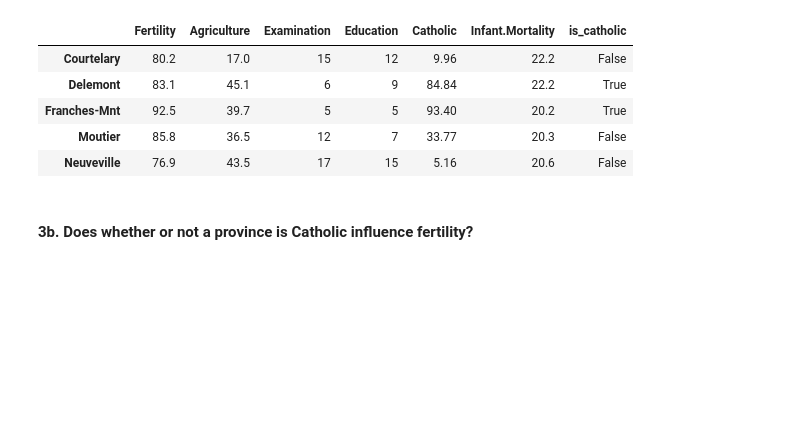
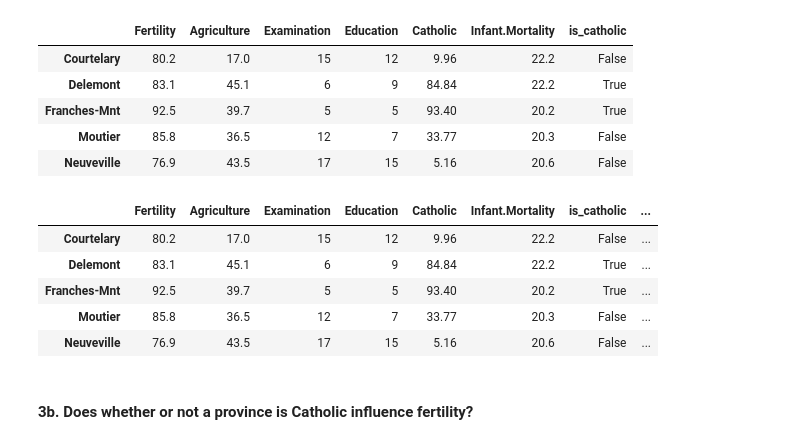
Before and after one commit to adam-gomez/numpy-pandas-visualization-exercises, a Jupyter notebook: seaborn_exercises.ipynb, the cells around one changed output. Cells and saved outputs as stored; diff of their text form; code cells hidden in the pictures; blank space fills up the shorter version.

```diff
--- a/seaborn_exercises.ipynb
+++ b/seaborn_exercises.ipynb
@@ -331,7 +336,9 @@ sns.distplot(swiss.Catholic)
 <matplotlib.axes._subplots.AxesSubplot at 0x...>
 [figure]
 # %%
-catholicbool = lambda x: True if x > 50 else False
+# function_name = lambda <input>: <output if True> if <condition> else <output if False>
+# catholicbool = lambda x: True if x > 50 else False
+catholicbool = lambda x: x > 50
 swiss['is_catholic'] = swiss.Catholic.apply(catholicbool)
 swiss.head()
 # %% [output]
@@ -341,6 +348,16 @@ swiss.head()
 | Franches-Mnt | 92.5 | 39.7 | 5 | 5 | 93.40 | 20.2 | True |
 | Moutier | 85.8 | 36.5 | 12 | 7 | 33.77 | 20.3 | False |
 | Neuveville | 76.9 | 43.5 | 17 | 15 | 5.16 | 20.6 | False |
+# %%
+swiss['loves_the_pope'] = swiss['Catholic'] > 50
+swiss.head()
+# %% [output]
+|  | Fertility | Agriculture | Examination | Education | Catholic | Infant.Mortality | is_catholic | ... |
+| Courtelary | 80.2 | 17.0 | 15 | 12 | 9.96 | 22.2 | False | ... |
+| Delemont | 83.1 | 45.1 | 6 | 9 | 84.84 | 22.2 | True | ... |
+| Franches-Mnt | 92.5 | 39.7 | 5 | 5 | 93.40 | 20.2 | True | ... |
+| Moutier | 85.8 | 36.5 | 12 | 7 | 33.77 | 20.3 | False | ... |
+| Neuveville | 76.9 | 43.5 | 17 | 15 | 5.16 | 20.6 | False | ... |
 # %% [markdown]
 #### 3b. Does whether or not a province is Catholic influence fertility?
 # %%
```
Also changed, not shown: parts of 2 cells of this notebook.
